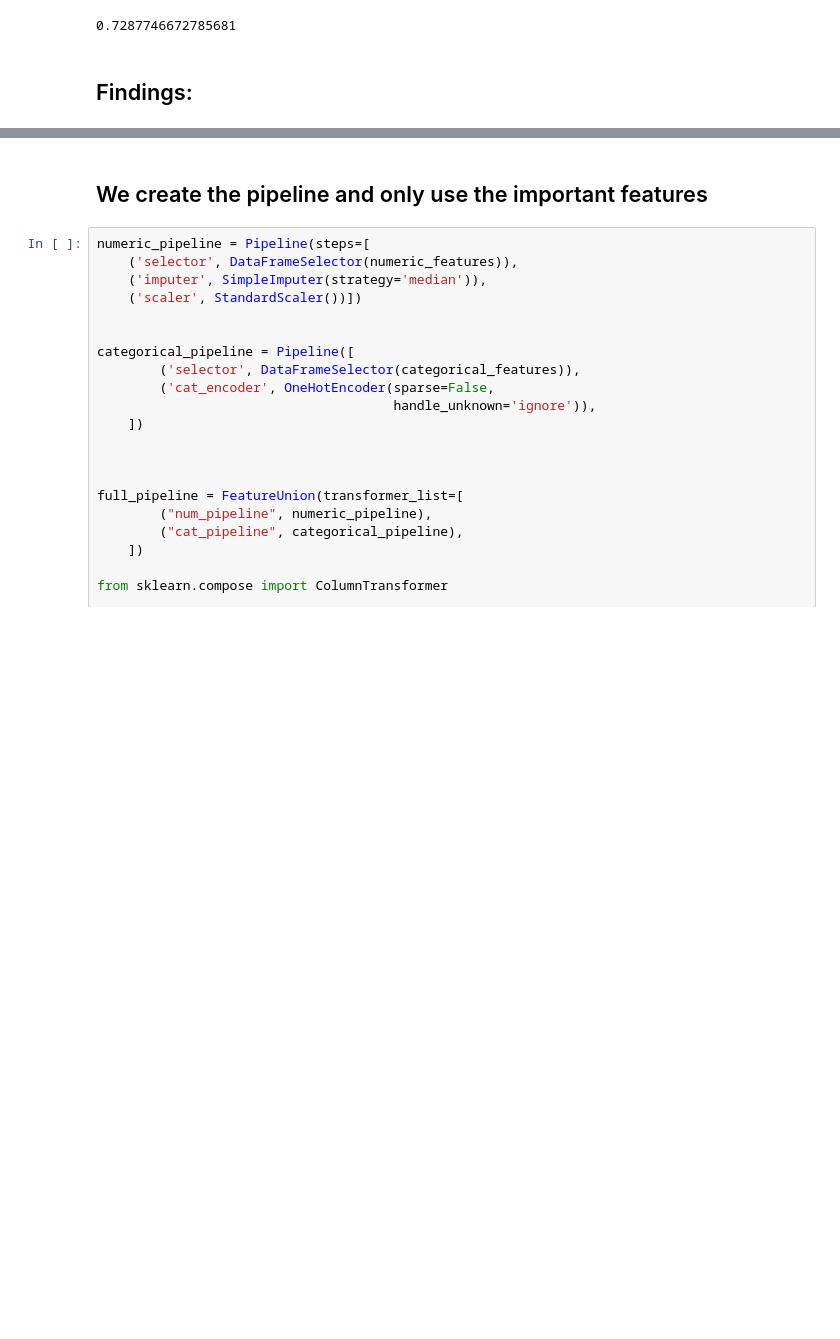
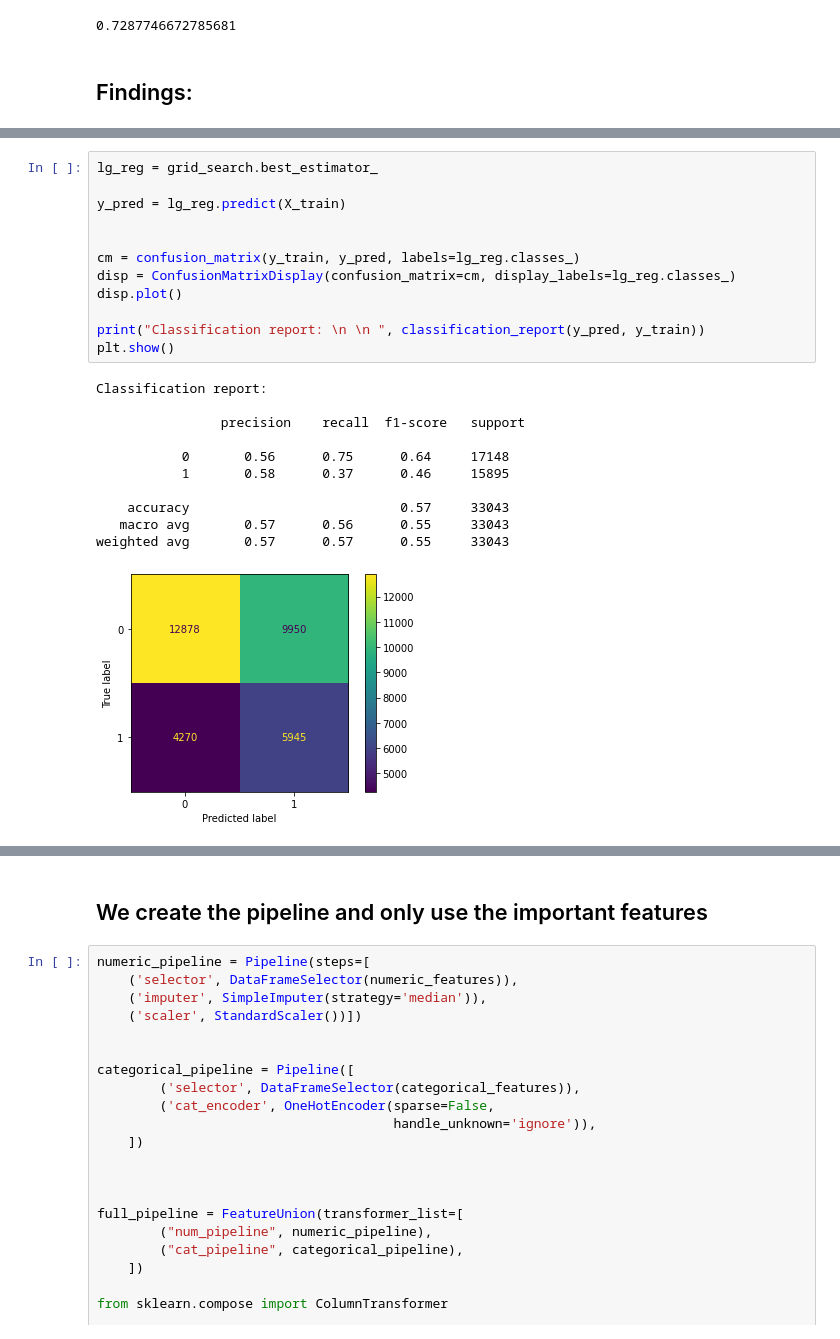
Before and after one commit to Milkafreak/Group_11_ML, a Jupyter notebook: Prosper/Project_G11__Deep_learning_Version04.ipynb, the cells around one changed output, grey strips where cells are left out. Saved outputs shown, nothing was run; the diff lists cells and outputs as text; blank space fills up the shorter version.

```diff
--- a/Prosper/Project_G11__Deep_learning_Version04.ipynb
+++ b/Prosper/Project_G11__Deep_learning_Version04.ipynb
@@ -530,0 +565,24 @@ clf.score(X_train, y_train)
+# %%
+lg_reg = grid_search.best_estimator_
+
+y_pred = lg_reg.predict(X_train)
+
+
+cm = confusion_matrix(y_train, y_pred, labels=lg_reg.classes_)
+disp = ConfusionMatrixDisplay(confusion_matrix=cm, display_labels=lg_reg.classes_)
+disp.plot()
+
+print("Classification report: \n \n ", classification_report(y_pred, y_train))
+plt.show()
+# %% [output]
+Classification report:
+
+                precision    recall  f1-score   support
+
+           0       0.56      0.75      0.64     17148
+           1       0.58      0.37      0.46     15895
+
+    accuracy                           0.57     33043
+   macro avg       0.57      0.56      0.55     33043
+weighted avg       0.57      0.57      0.55     33043
+[figure, added]
```
Also changed, not shown: parts of 10 cells of this notebook.
